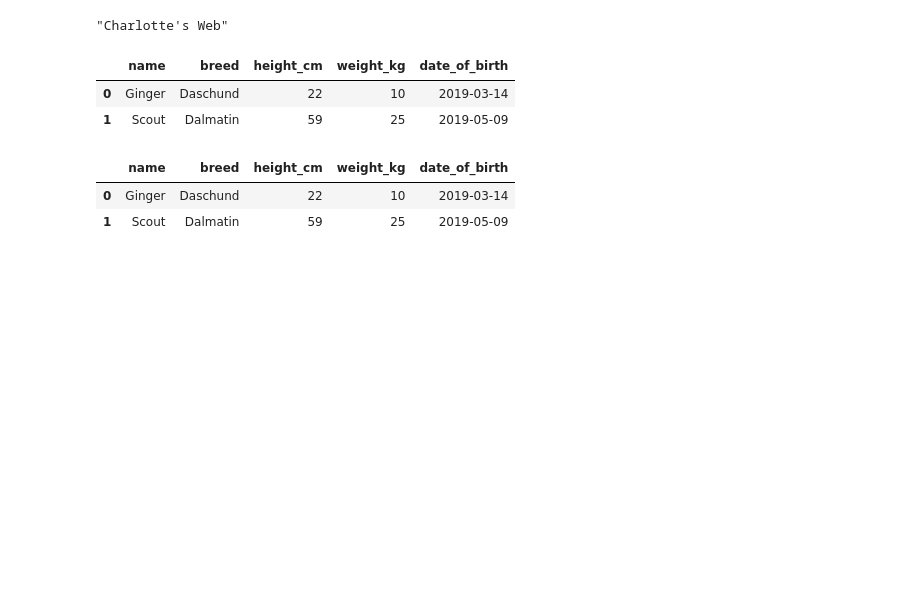
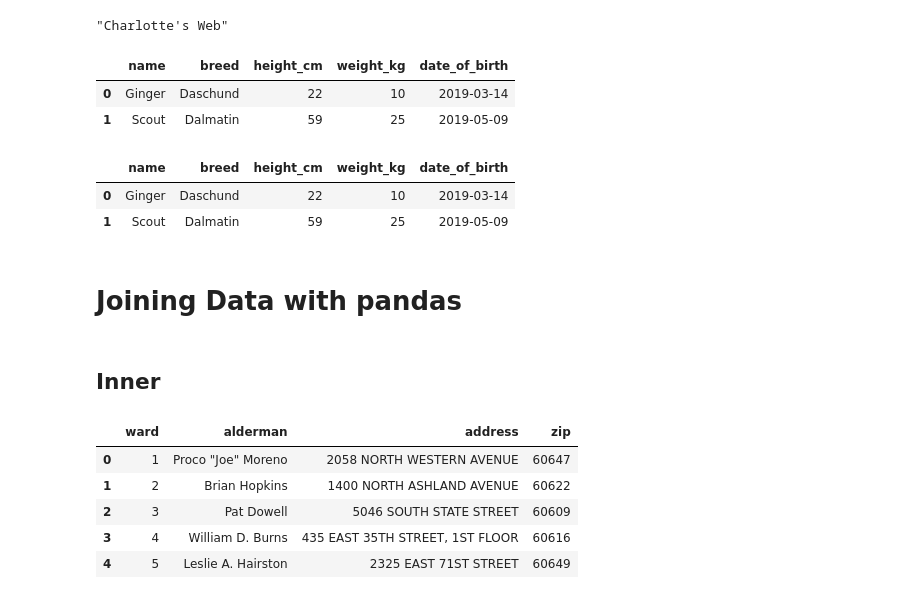
Before and after one commit to magannamazur/Codewars, a Jupyter notebook: DataCamp/d_pandas.ipynb, the cells around one changed output. Drawn from its saved outputs; the diff is of its cells as text; code cells hidden in the pictures; blank space fills up the shorter version.

```diff
--- a/DataCamp/d_pandas.ipynb
+++ b/DataCamp/d_pandas.ipynb
@@ -917,3 +917,7 @@ new_dog2
 new_dog2["BMI"] = new_dog2['weight_kg']/(new_dog2['height_cm']/100)*2
 # %%
 new_dog2.to_csv("new_dog_with_BMI.csv")
+# %% [markdown]
+# Joining Data with pandas
+# %% [markdown]
+## Inner
@@ -919,0 +932,9 @@ new_dog2.to_csv("new_dog_with_BMI.csv")
+# %%
+ward.head()
+# %% [output]
+|  | ward | alderman | address | zip |
+| 0 | 1 | Proco "Joe" Moreno | 2058 NORTH WESTERN AVENUE | 60647 |
+| 1 | 2 | Brian Hopkins | 1400 NORTH ASHLAND AVENUE | 60622 |
+| 2 | 3 | Pat Dowell | 5046 SOUTH STATE STREET | 60609 |
+| 3 | 4 | William D. Burns | 435 EAST 35TH STREET, 1ST FLOOR | 60616 |
+| 4 | 5 | Leslie A. Hairston | 2325 EAST 71ST STREET | 60649 |
```
Also changed, not shown: parts of 6 cells of this notebook.
